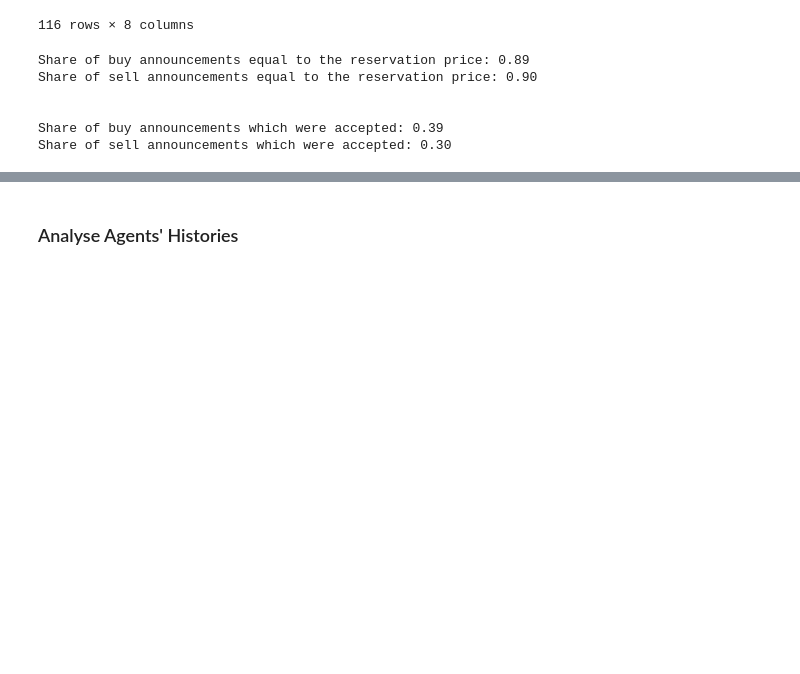
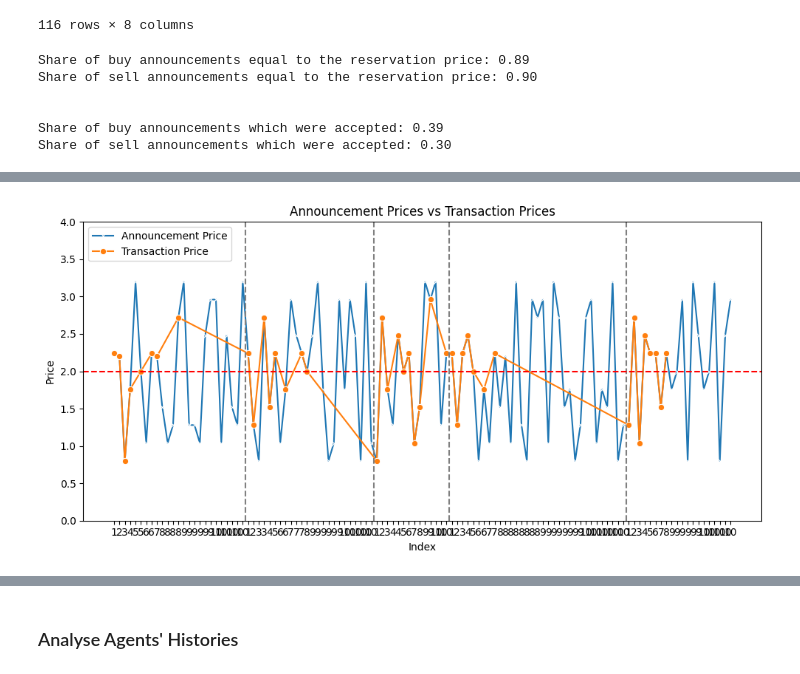
Before and after one commit to pawel-struski/market-equilibrium, a Jupyter notebook: results_analysis.ipynb, the cells around one changed output, grey strips where cells are left out. Cells and saved outputs as stored; diff of their text form; code cells hidden in the pictures; blank space fills up the shorter version.

Commit message:
analytics for announcements

```diff
--- a/results_analysis.ipynb
+++ b/results_analysis.ipynb
@@ -426,0 +439,41 @@ np.int64(403)
+# %%
+df_plot = df_announcements.copy()
+
+plt.figure(figsize=(10, 5))
+
+# --- Line 1: full data ---
+sns.lineplot(
+    x=df_plot.index,
+    y='price',
+    data=df_plot,
+    marker='x',
+    label='Announcement Price'
+)
+
+# --- Line 2: filtered subset ---
+condition = df_plot['transaction'] == True
+df_cond = df_plot[condition]
+
+sns.lineplot(
+    x=df_cond.index,
+    y='price',
+    data=df_cond,
+    marker='o',
+    label='Transaction Price'
+)
+
+# --- Formatting ---
+last_indices_in_round = df_plot.groupby('round')['iteration'].apply(lambda g: g.index.max())
+for x in last_indices_in_round[:-1]:
+    plt.axvline(x=x+0.5, color='grey', linestyle='--', linewidth=1.5)
+plt.axhline(y=2, color='red', linestyle='--')
+plt.xticks(ticks=df_plot.index, labels=df_plot['iteration'], rotation=0)
+plt.title('Announcement Prices vs Transaction Prices')
+plt.xlabel('Index')
+plt.ylabel('Price')
+plt.ylim(0, 4)
+plt.legend()
+plt.tight_layout()
+plt.show()
+# %% [output]
+[figure, added]
```
Also changed, not shown: parts of 4 cells of this notebook.
